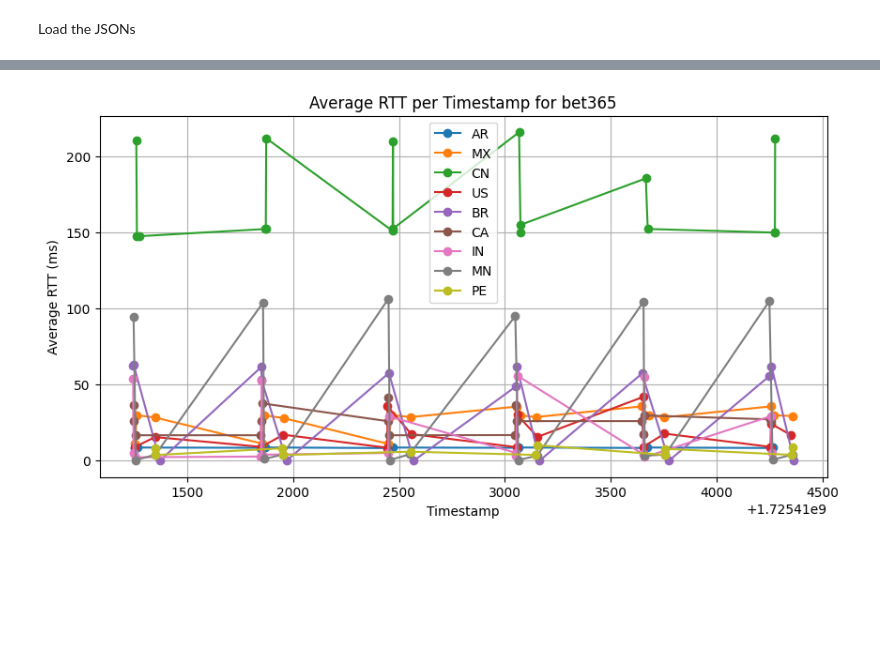
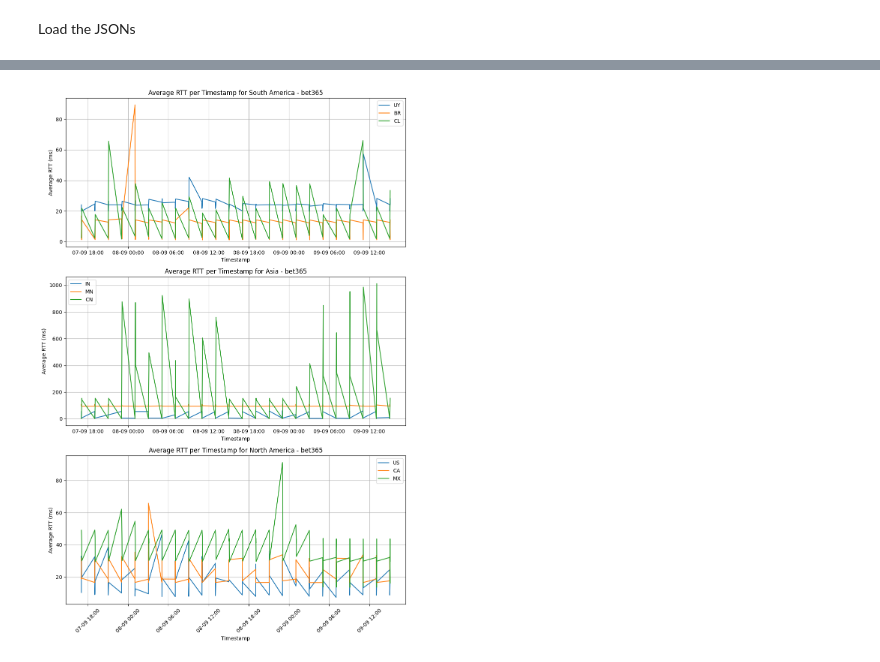
Before and after one commit to luisffee/redes-tracing, a Jupyter notebook: main.ipynb, the cells around one changed output, grey strips where cells are left out. Drawn from its saved outputs; the diff is of its cells as text; code cells hidden in the pictures; blank space fills up the shorter version.

```diff
--- a/main.ipynb
+++ b/main.ipynb
@@ -67,7 +79,0 @@ print(destinations['bet365'].probes[12].prb_id)
-# %%
-destination_country_probes = defaultdict(lambda: defaultdict(list))
-
-for destination in destinations.values():
-    print(f"Destination: {destination.name}")
-    for probe in destination.probes:
-        destination_country_probes[destination.name][probe.country].append(probe)
@@ -113,0 +82,6 @@ plt.show()
+# %%
+import pickle
+
+pickle_file_path = os.path.join(os.getcwd(), "destinations.pickle")
+with open(pickle_file_path, "wb") as pickle_file:
+    pickle.dump(destinations, pickle_file)
@@ -113,0 +90,7 @@ plt.show()
+# %%
+import pickle
+import os
+
+pickle_file_path = os.path.join(os.getcwd(), "destinations.pickle")
+with open(pickle_file_path, "rb") as pickle_file:
+    destinations = pickle.load(pickle_file)
@@ -114,38 +220,74 @@ plt.show()
 # %%
+import matplotlib.pyplot as plt
+from collections import defaultdict
+from datetime import datetime
+import matplotlib.dates as mdates
+
 # Initialize a dictionary to store the average RTT per timestamp for each country and destination
 average_rtt = defaultdict(lambda: defaultdict(lambda: defaultdict(list)))
 
 # Iterate over the destination_country_probes dictionary
 for destination, countries in destination_country_probes.items():
     for country, probes in countries.items():
         for probe in probes:
             if probe.result and probe.result[-1].get("result"):
                 rtt = probe.result[-1]["result"][-1].get("rtt", 0)
                 timestamp = probe.timestamp
-                average_rtt[destination][country][timestamp].append(rtt)
-            else:
-                rtt = 0
-                timestamp = probe.timestamp
-                average_rtt[destination][country][timestamp].append(rtt)
+                if rtt > 0:  # Only consider non-zero RTTs
+                    average_rtt[destination][country][timestamp].append(rtt)
 
 # Calculate the average RTT for each timestamp for each country
 for destination, countries in average_rtt.items():
     for country, timestamps in countries.items():
         for timestamp, rtts in timestamps.items():
             average_rtt[destination][country][timestamp] = sum(rtts) / len(rtts)
 
 # Plot the data
 for destination, countries in average_rtt.items():
-    plt.figure(figsize=(10, 5))
-    for country, timestamps in countries.items():
-        sorted_timestamps = sorted(timestamps.keys())
-        sorted_rtts = [timestamps[timestamp] for timestamp in sorted_timestamps]
-        plt.plot(sorted_timestamps, sorted_rtts, marker='o', linestyle='-', label=country)
-    plt.xlabel('Timestamp')
-    plt.ylabel('Average RTT (ms)')
-    plt.title(f'Average RTT per Timestamp for {destination}')
-    plt.legend()
-    plt.grid(True)
+    # Separate the countries by continent
+    south_america = ["BR", "UY", "CL"]
+    asia = ["CN", "MN", "IN"]
+    north_america = ["US", "CA", "MX"]
+
+    continents = {
+        "South America": south_america,
+        "Asia": asia,
+        "North America": north_america
+    }
+
+    # Create subplots for each continent
+    fig, axes = plt.subplots(3, 1, figsize=(10, 15))
+    fig.subplots_adjust(hspace=0.5)
+
+    for i, (continent, continent_countries) in enumerate(continents.items()):
+        ax = axes[i]
+
+        # Plot data for each country in the current continent
+        for country, timestamps in countries.items():
+            if country not in continent_countries:
+                continue
+            # Sort the timestamps for plotting
+            sorted_timestamps = sorted(timestamps.keys())
+            sorted_times = [datetime.fromtimestamp(timestamp) for timestamp in sorted_timestamps]
+            sorted_rtts = [timestamps[timestamp] for timestamp in sorted_timestamps]
+
+            # Ensure both lists are of the same length and contain valid numeric values
+            if len(sorted_times) == len(sorted_rtts) and all(isinstance(rtt, (int, float)) for rtt in sorted_rtts):
+                ax.plot(sorted_times, sorted_rtts, linestyle='-', label=country)
+
+        # Format the x-axis to display date and time correctly
+        ax.xaxis.set_major_formatter(mdates.DateFormatter('%d-%m %H:%M'))
+        ax.xaxis.set_major_locator(mdates.AutoDateLocator())
+
+        ax.set_xlabel('Timestamp')
+        ax.set_ylabel('Average RTT (ms)')
+        ax.set_title(f'Average RTT per Timestamp for {continent} - {destination}')
+        ax.legend()
+        ax.grid(True)
+
+    # Final adjustments for layout and display
+    plt.xticks(rotation=45)
+    plt.tight_layout()
     plt.show()
 # %% [output]
-[figure, old version]
+[figure, new version]
```
Also changed, not shown: parts of 26 cells of this notebook, 5 other files.
